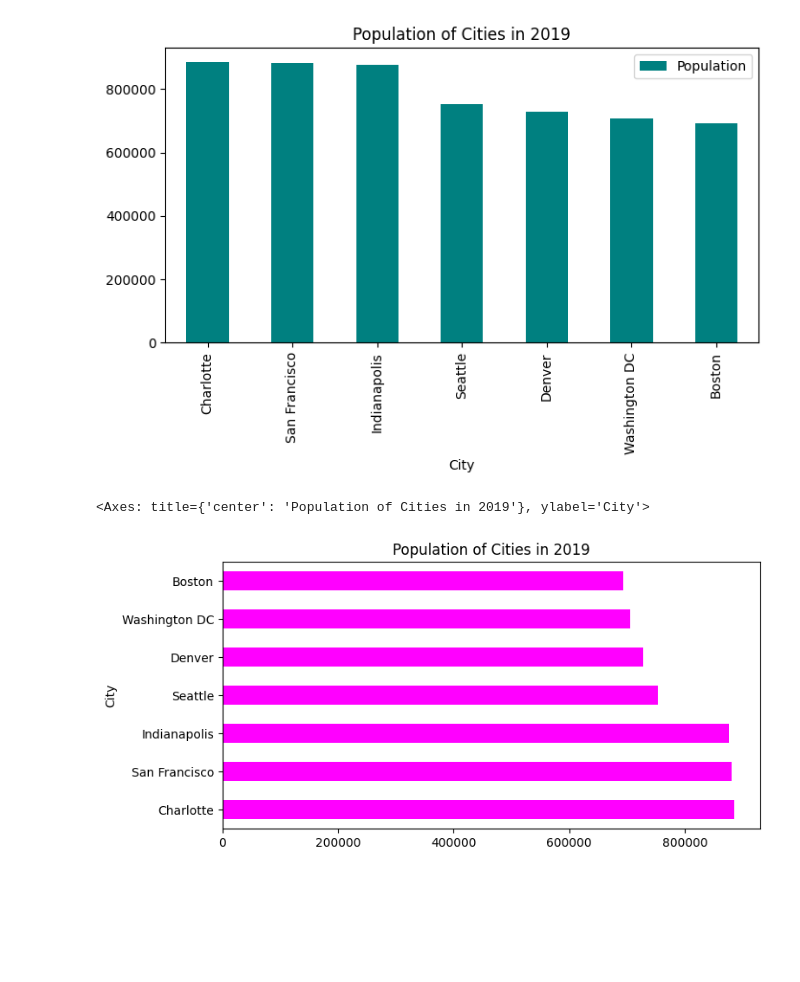
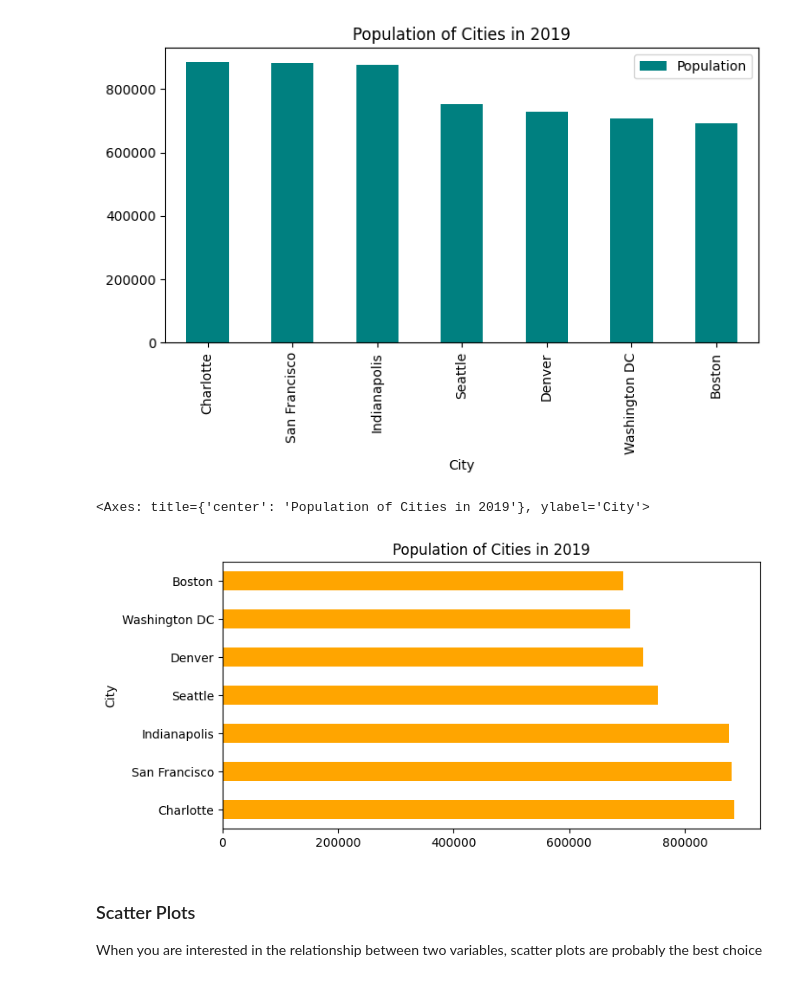
Before and after one commit to CS4580/my-notes-JulianArchuleta, a Jupyter notebook: module4/intro_plotting_v2.ipynb, the cells around one changed output. Saved outputs shown, nothing was run; the diff lists cells and outputs as text; code cells hidden in the pictures; blank space fills up the shorter version.

```diff
--- a/module4/intro_plotting_v2.ipynb
+++ b/module4/intro_plotting_v2.ipynb
@@ -64,7 +64,10 @@ cites_2019_df.plot(kind='bar', x='City', y='Population', title='Population of Ci
 [figure]
 # %%
 # You may want to plot data horizontally
-cites_2019_df.plot(kind='barh', x='City', y='Population', title='Population of Cities in 2019', figsize=(8,4), color='magenta', legend=False)
+cites_2019_df.plot(kind='barh', x='City', y='Population', title='Population of Cities in 2019', figsize=(8,4), color='orange', legend=False)
 # %% [output]
 <Axes: title={'center': 'Population of Cities in 2019'}, ylabel='City'>
-[figure, old version]
+[figure, new version]
+# %% [markdown]
+### Scatter Plots
+When you are interested in the relationship between two variables, scatter plots are probably the best choice
```
Also changed, not shown: parts of 17 cells of this notebook, 1 other file.
